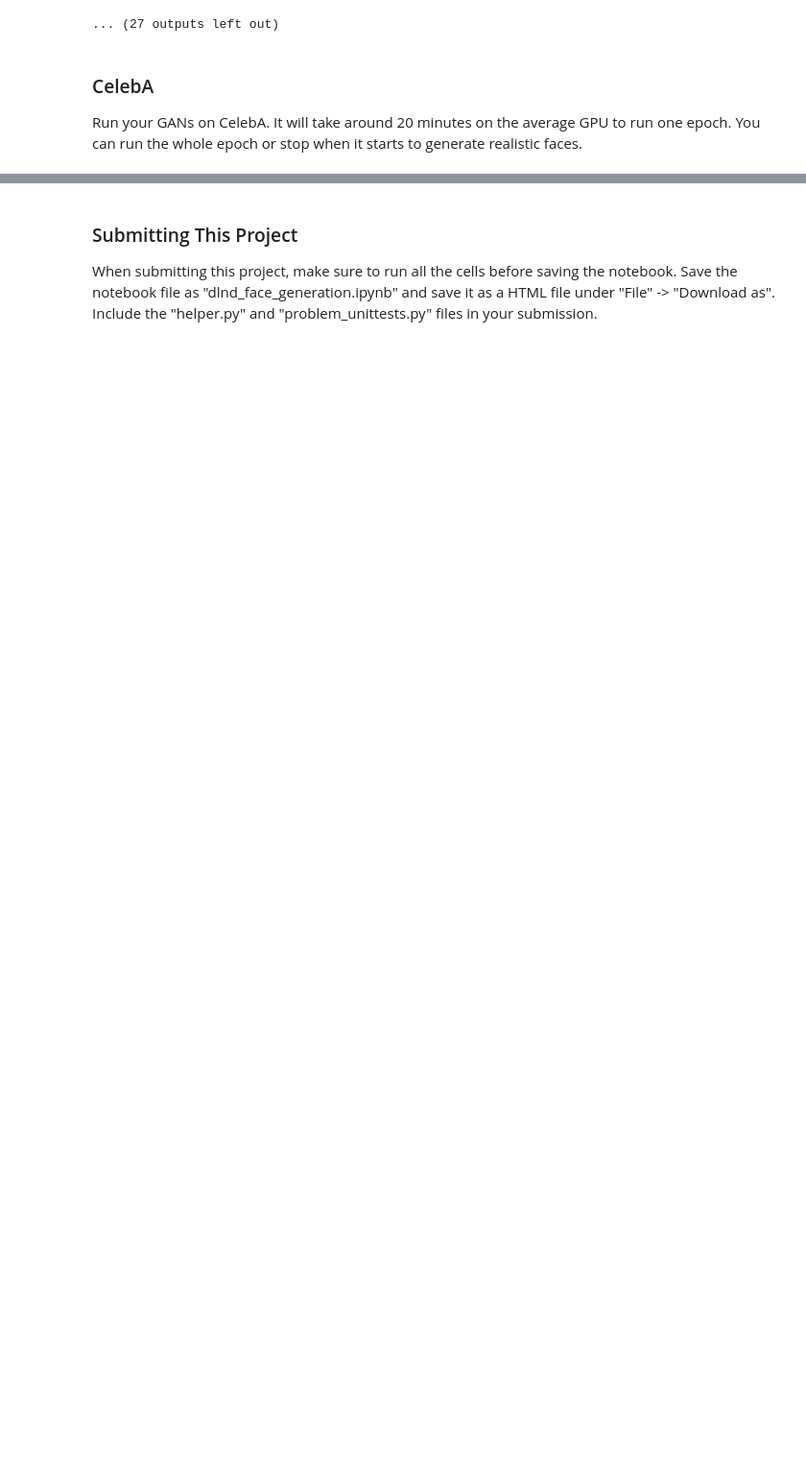
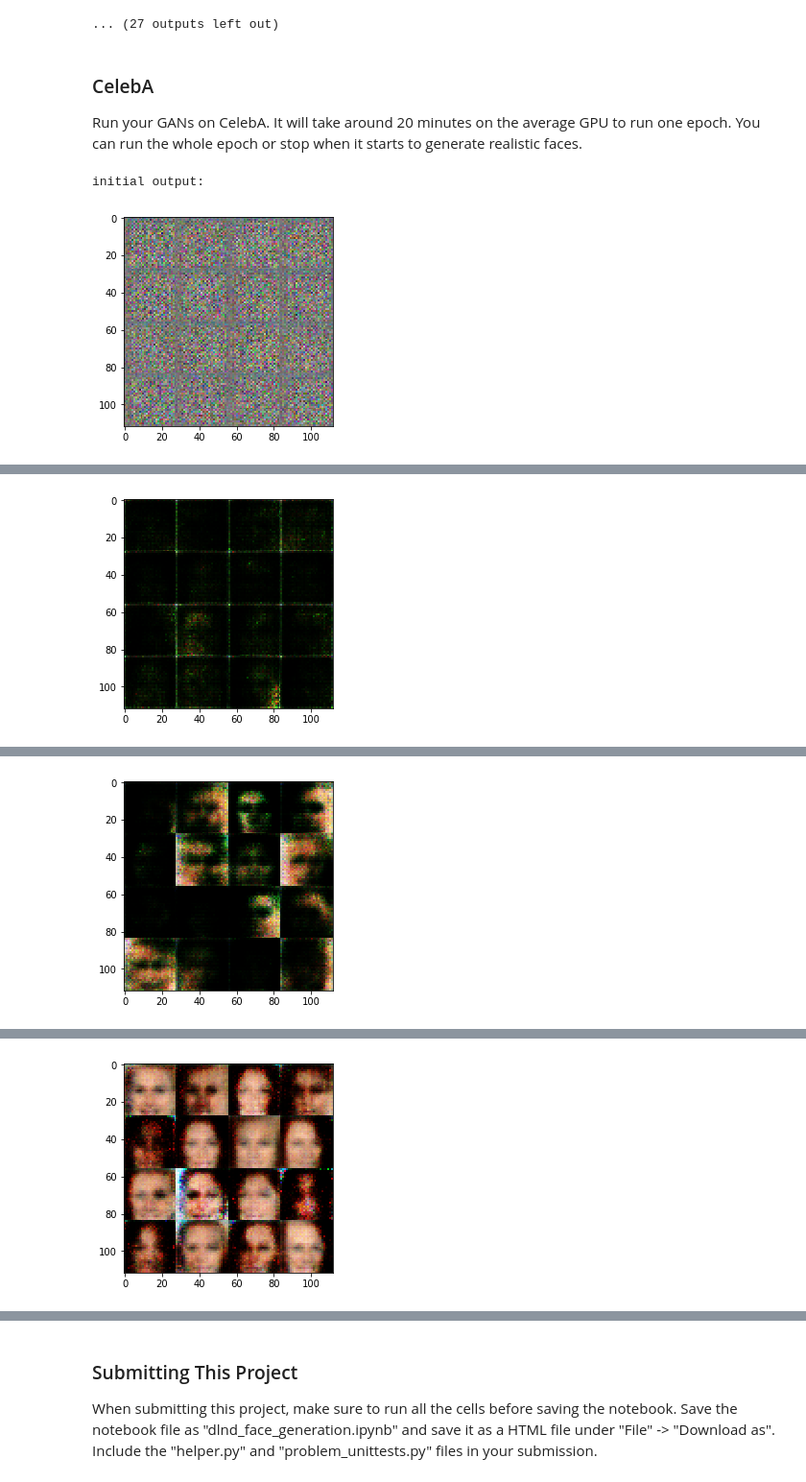
Before and after one commit to theamazingfedex/ml-project-5, a Jupyter notebook: face_generation/dlnd_face_generation.ipynb, the cells around one changed output, grey strips where cells are left out. Shown at 96% size. Drawn from its saved outputs; the diff is of its cells as text; code cells hidden in the pictures; blank space fills up the shorter version.

```diff
--- a/face_generation/dlnd_face_generation.ipynb
+++ b/face_generation/dlnd_face_generation.ipynb
@@ -525,18 +539,21 @@ Epoch 1/2... Discriminator Loss: 1.4051... Generator Loss: 1.0019
 ### CelebA
 Run your GANs on CelebA.  It will take around 20 minutes on the average GPU to run one epoch.  You can run the whole epoch or stop when it starts to generate realistic faces.
 # %%
-batch_size = None
-z_dim = None
-learning_rate = None
-beta1 = None
+batch_size = 64
+z_dim = 100
+learning_rate = 0.0004
+beta1 = 0.5
 
 
 """
 DON'T MODIFY ANYTHING IN THIS CELL THAT IS BELOW THIS LINE
 """
 epochs = 1
 
 celeba_dataset = helper.Dataset('celeba', glob(os.path.join(data_dir, 'img_align_celeba/*.jpg')))
 with tf.Graph().as_default():
     train(epochs, batch_size, z_dim, learning_rate, beta1, celeba_dataset.get_batches,
           celeba_dataset.shape, celeba_dataset.image_mode)
+# %% [output]
+initial output:
+[figure, added]
@@ -542,0 +570 @@ with tf.Graph().as_default():
+[figure, added]
@@ -542,0 +581 @@ with tf.Graph().as_default():
+[figure, added]
@@ -542,0 +592 @@ with tf.Graph().as_default():
+[figure, added]
```
Also changed, not shown: parts of 10 cells of this notebook, 1 other file.
